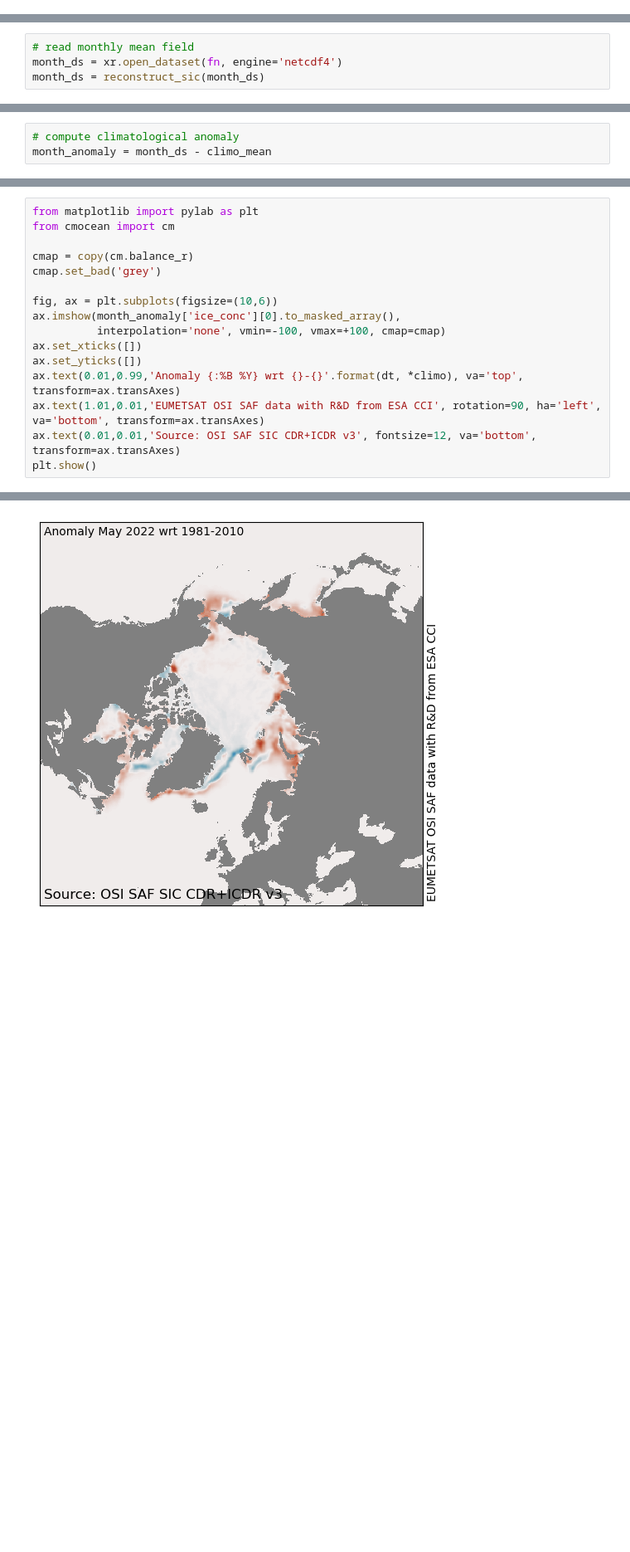
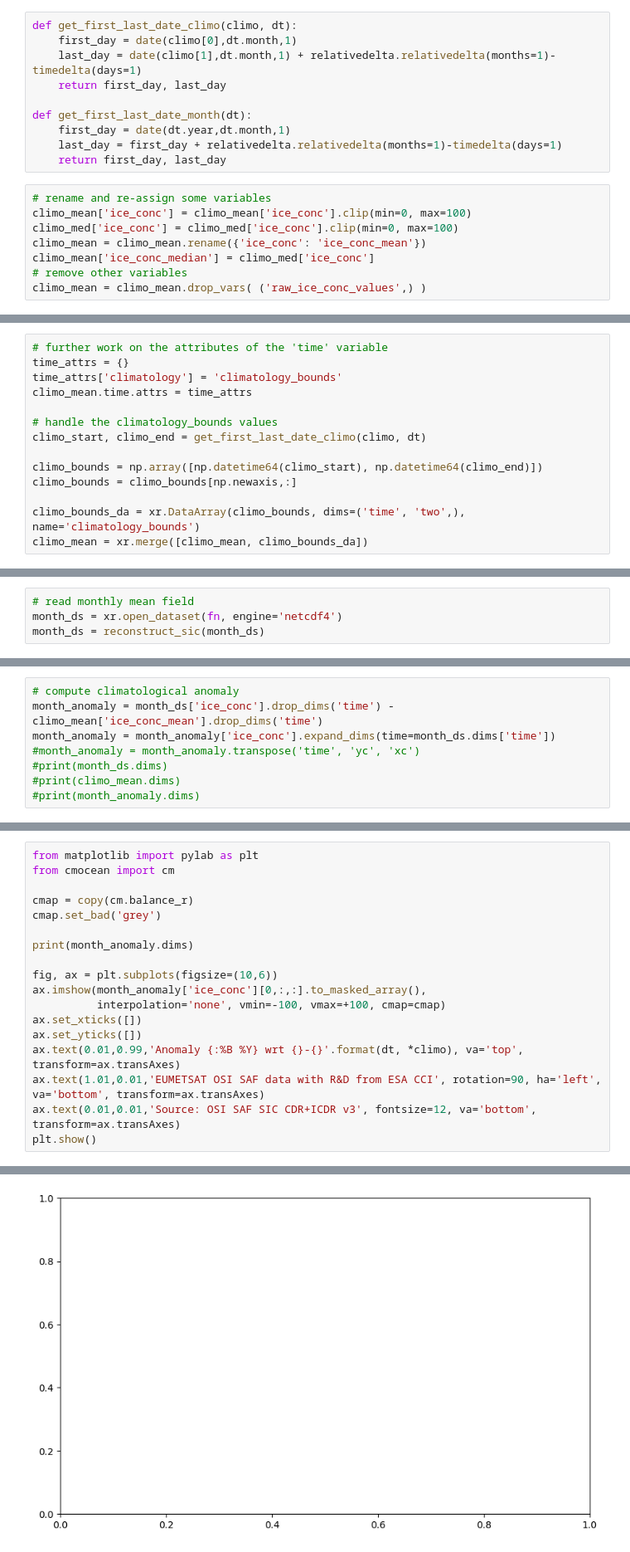
Before and after one commit to TomLav/snippets, a Jupyter notebook: Monthly Sea Ice Concentration Anomalies.ipynb, the cells around one changed output, grey strips where cells are left out. Shown at 83% size. Drawn from its saved outputs; the diff is of its cells as text; blank space fills up the shorter version.

Commit message:
Work on netCDF/CF format for storing the Climatology files. As a result, the Anomaly part of the notebook is broken and will be fixed later.

```diff
--- a/Monthly Sea Ice Concentration Anomalies.ipynb
+++ b/Monthly Sea Ice Concentration Anomalies.ipynb
@@ -110,0 +148,18 @@ def reconstruct_sic(ds):
+# %%
+def get_first_last_date_climo(climo, dt):
+    first_day = date(climo[0],dt.month,1)
+    last_day = date(climo[1],dt.month,1) + relativedelta.relativedelta(months=1)-timedelta(days=1)
+    return first_day, last_day
+
+def get_first_last_date_month(dt):
+    first_day = date(dt.year,dt.month,1)
+    last_day = first_day + relativedelta.relativedelta(months=1)-timedelta(days=1)
+    return first_day, last_day
+# %%
+# rename and re-assign some variables
+climo_mean['ice_conc'] = climo_mean['ice_conc'].clip(min=0, max=100)
+climo_med['ice_conc'] = climo_med['ice_conc'].clip(min=0, max=100)
+climo_mean = climo_mean.rename({'ice_conc': 'ice_conc_mean'})
+climo_mean['ice_conc_median'] = climo_med['ice_conc']
+# remove other variables
+climo_mean = climo_mean.drop_vars( ('raw_ice_conc_values',) )
@@ -110,0 +193,14 @@ def reconstruct_sic(ds):
+# %%
+# further work on the attributes of the 'time' variable
+time_attrs = {}
+time_attrs['climatology'] = 'climatology_bounds'
+climo_mean.time.attrs = time_attrs
+
+# handle the climatology_bounds values
+climo_start, climo_end = get_first_last_date_climo(climo, dt)
+
+climo_bounds = np.array([np.datetime64(climo_start), np.datetime64(climo_end)])
+climo_bounds = climo_bounds[np.newaxis,:]
+
+climo_bounds_da = xr.DataArray(climo_bounds, dims=('time', 'two',), name='climatology_bounds')
+climo_mean = xr.merge([climo_mean, climo_bounds_da])
@@ -138,3 +285,8 @@ climo_mean = climo_ds.mean(dim="time", keep_attrs=True)
 # %%
 # compute climatological anomaly
-month_anomaly = month_ds - climo_mean
+month_anomaly = month_ds['ice_conc'].drop_dims('time') - climo_mean['ice_conc_mean'].drop_dims('time')
+month_anomaly = month_anomaly['ice_conc'].expand_dims(time=month_ds.dims['time'])
+#month_anomaly = month_anomaly.transpose('time', 'yc', 'xc')
+#print(month_ds.dims)
+#print(climo_mean.dims)
+#print(month_anomaly.dims)
@@ -147,8 +299,10 @@ from cmocean import cm
 cmap = copy(cm.balance_r)
 cmap.set_bad('grey')
 
+print(month_anomaly.dims)
+
 fig, ax = plt.subplots(figsize=(10,6))
-ax.imshow(month_anomaly['ice_conc'][0].to_masked_array(),
+ax.imshow(month_anomaly['ice_conc'][0,:,:].to_masked_array(),
           interpolation='none', vmin=-100, vmax=+100, cmap=cmap)
 ax.set_xticks([])
 ax.set_yticks([])
@@ -160 +316 @@ plt.show()
-[figure, old version]
+[figure, new version]
```
Also changed, not shown: parts of 29 cells of this notebook.
